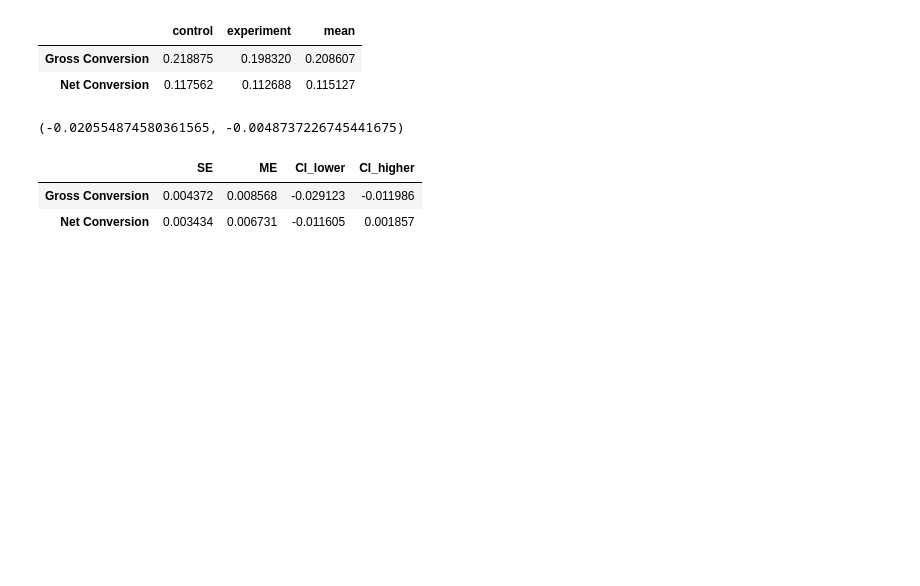
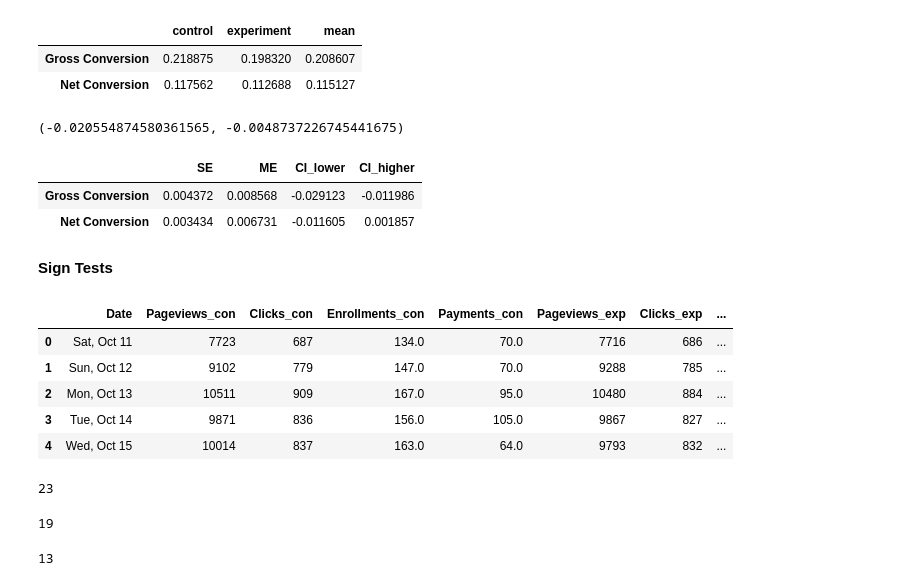
Before and after one commit to hxycorn/AB_Testing_Udacity_Free-trial-screener, a Jupyter notebook: AB_Testing_Udacity.ipynb, the cells around one changed output. Saved outputs shown, nothing was run; the diff lists cells and outputs as text; code cells hidden in the pictures; blank space fills up the shorter version.

```diff
--- a/AB_Testing_Udacity.ipynb
+++ b/AB_Testing_Udacity.ipynb
@@ -222,8 +222,8 @@ dtype: int64
 # %% [markdown]
 **Drop Nulls**
 # %%
-df_control.dropna(inplace=True)
-df_control.isnull().any()
+df_control_notnull = df_control.dropna()
+df_control_notnull.isnull().any()
 # %% [output]
 Date           False
 Pageviews      False
@@ -232,8 +232,8 @@ Enrollments    False
 Payments       False
 dtype: bool
 # %%
-df_experiment.dropna(inplace=True)
-df_experiment.isnull().any()
+df_experiment_notnull = df_experiment.dropna()
+df_experiment_notnull.isnull().any()
 # %% [output]
 Date           False
 Pageviews      False
@@ -323,3 +325,15 @@ pd.DataFrame([[gross_se, gross_me, gross_CI_l, gross_CI_h],[net_se, net_me, net_
 |  | SE | ME | CI_lower | CI_higher |
 | Gross Conversion | 0.004372 | 0.008568 | -0.029123 | -0.011986 |
 | Net Conversion | 0.003434 | 0.006731 | -0.011605 | 0.001857 |
+# %% [markdown]
+**Sign Tests**
+# %%
+df_SignTest = pd.merge(df_control_notnull, df_experiment_notnull, on = "Date", suffixes=('_con', '_exp'))
+df_SignTest.head()
+# %% [output]
+|  | Date | Pageviews_con | Clicks_con | Enrollments_con | Payments_con | Pageviews_exp | Clicks_exp | ... |
+| 0 | Sat, Oct 11 | 7723 | 687 | 134.0 | 70.0 | 7716 | 686 | ... |
+| 1 | Sun, Oct 12 | 9102 | 779 | 147.0 | 70.0 | 9288 | 785 | ... |
+| 2 | Mon, Oct 13 | 10511 | 909 | 167.0 | 95.0 | 10480 | 884 | ... |
+| 3 | Tue, Oct 14 | 9871 | 836 | 156.0 | 105.0 | 9867 | 827 | ... |
+| 4 | Wed, Oct 15 | 10014 | 837 | 163.0 | 64.0 | 9793 | 832 | ... |
@@ -325,0 +349,19 @@ pd.DataFrame([[gross_se, gross_me, gross_CI_l, gross_CI_h],[net_se, net_me, net_
+# %%
+# The number of trials of experiment
+df_SignTestResult.shape[0]
+# %% [output]
+23
+# %%
+## The number of "success" observed for Gross Conversion
+##(count on how many days the gross conversion in the experiment group is lower than it in the control group)
+
+df_SignTestResult.query('grossConversion_con > grossConversion_exp').shape[0]
+# %% [output]
+19
+# %%
+## The number of "success" observed for Net Conversion
+##(count on how many days the net conversion in the experiment group is lower than it in the control group)
+
+df_SignTestResult.query('netConversion_con > netConversion_exp').shape[0]
+# %% [output]
+13
```
Also changed, not shown: parts of 3 cells of this notebook.
